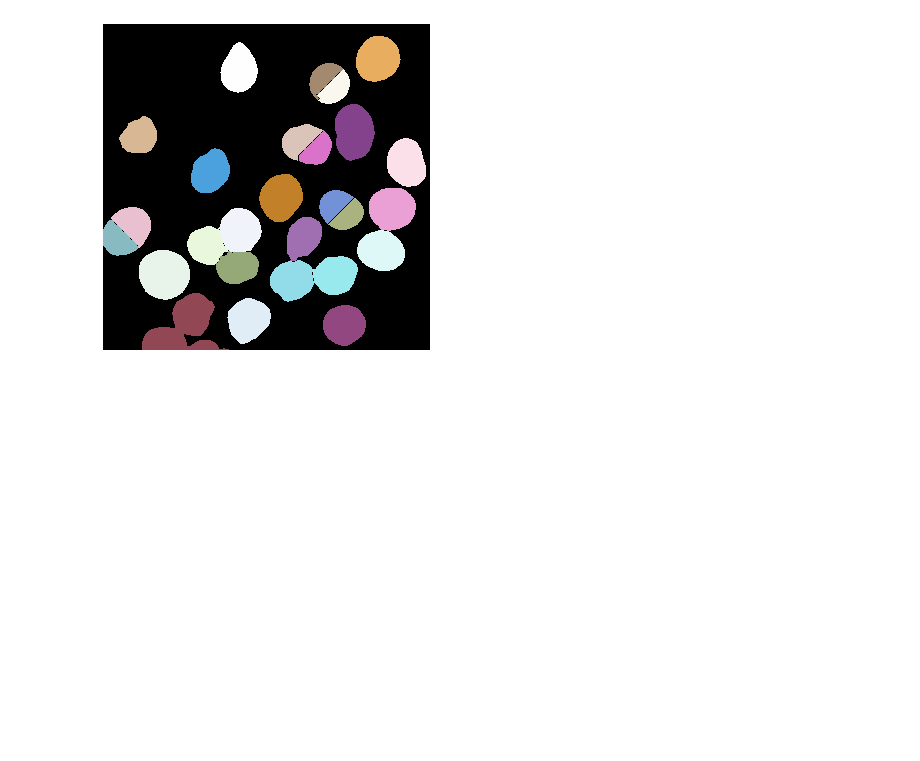
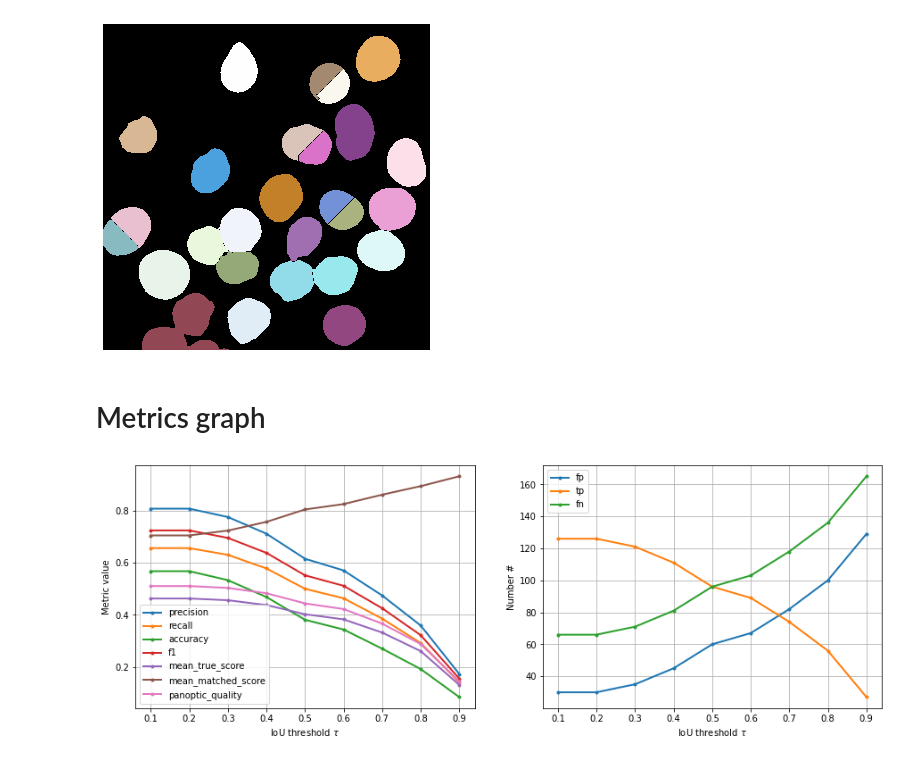
Before and after one commit to CRefice/ml-segmentation-project, a Jupyter notebook: notebook.ipynb, the cells around one changed output. Saved outputs shown, nothing was run; the diff lists cells and outputs as text; code cells hidden in the pictures; blank space fills up the shorter version.

```diff
--- a/notebook.ipynb
+++ b/notebook.ipynb
@@ -513,3 +523,40 @@ torch.Size([1024, 1024]) torch.Size([1024, 1024])
 [figure]
 [figure]
 [figure]
+# %% [markdown]
+# Metrics graph
+# %%
+inputs, labels = next(iter(val_loader))
+# %%
+label_list = list(labels.numpy().squeeze())
+predict_list = []
+
+outputs_two_class = model_two_class.predict(inputs.to(device))
+outputs_three_class = model_three_class.predict(inputs.to(device))
+for i in range(len(label_list)):
+  im_2 = outputs_two_class[i]
+  im_3 = outputs_three_class[i]
+  predict_list.append(label_with_watershed(im_3, im_2))
+# %%
+taus = [0.1, 0.2, 0.3, 0.4, 0.5, 0.6, 0.7, 0.8, 0.9]
+stats = [matching_dataset(label_list, predict_list, thresh=t, show_progress=False) for t in tqdm(taus)]
+# %%
+fig, (ax1,ax2) = plt.subplots(1,2, figsize=(15,5))
+
+for m in ('precision', 'recall', 'accuracy', 'f1', 'mean_true_score', 'mean_matched_score', 'panoptic_quality'):
+    ax1.plot(taus, [s._asdict()[m] for s in stats], '.-', lw=2, label=m)
+ax1.set_xlabel(r'IoU threshold $\tau$')
+ax1.set_ylabel('Metric value')
+ax1.grid()
+ax1.legend()
+
+for m in ('fp', 'tp', 'fn'):
+    ax2.plot(taus, [s._asdict()[m] for s in stats], '.-', lw=2, label=m)
+ax2.set_xlabel(r'IoU threshold $\tau$')
+ax2.set_ylabel('Number #')
+ax2.grid()
+ax2.legend();
+
+plt.savefig("/content/drive/MyDrive/metrics.png")
+# %% [output]
+[figure, added]
```
Also changed, not shown: parts of 4 cells of this notebook.
